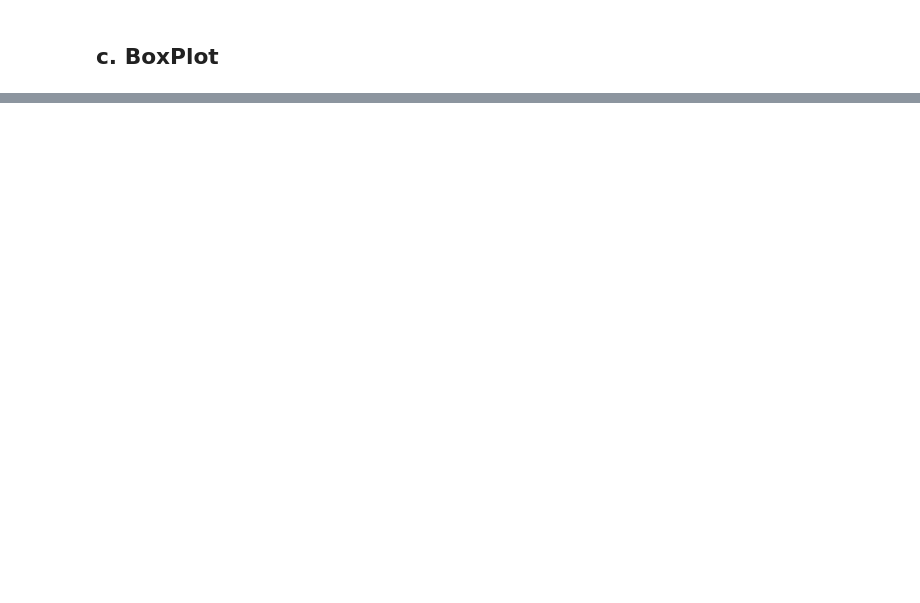
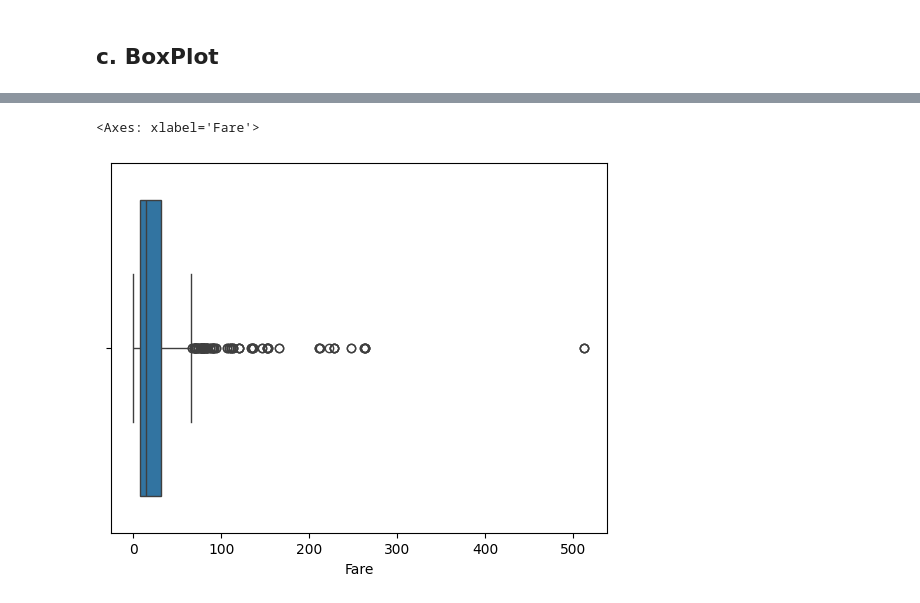
Before and after one commit to Aakriti-Dhungel/60DaysOfLearningWithLeapfrog, a Jupyter notebook: 100-days-of-ml/20_EDA_using_univariate_analysis/univariate_analysis.ipynb, the cells around one changed output, grey strips where cells are left out. Cells and saved outputs as stored; diff of their text form; code cells hidden in the pictures; blank space fills up the shorter version.

```diff
--- a/100-days-of-ml/20_EDA_using_univariate_analysis/univariate_analysis.ipynb
+++ b/100-days-of-ml/20_EDA_using_univariate_analysis/univariate_analysis.ipynb
@@ -70,0 +93,5 @@ plt.hist(df['Age'],bins=10)
+# %%
+sns.boxplot(x=df['Fare'])
+# %% [output]
+<Axes: xlabel='Fare'>
+[figure, added]
```
Also changed, not shown: parts of 13 cells of this notebook.
